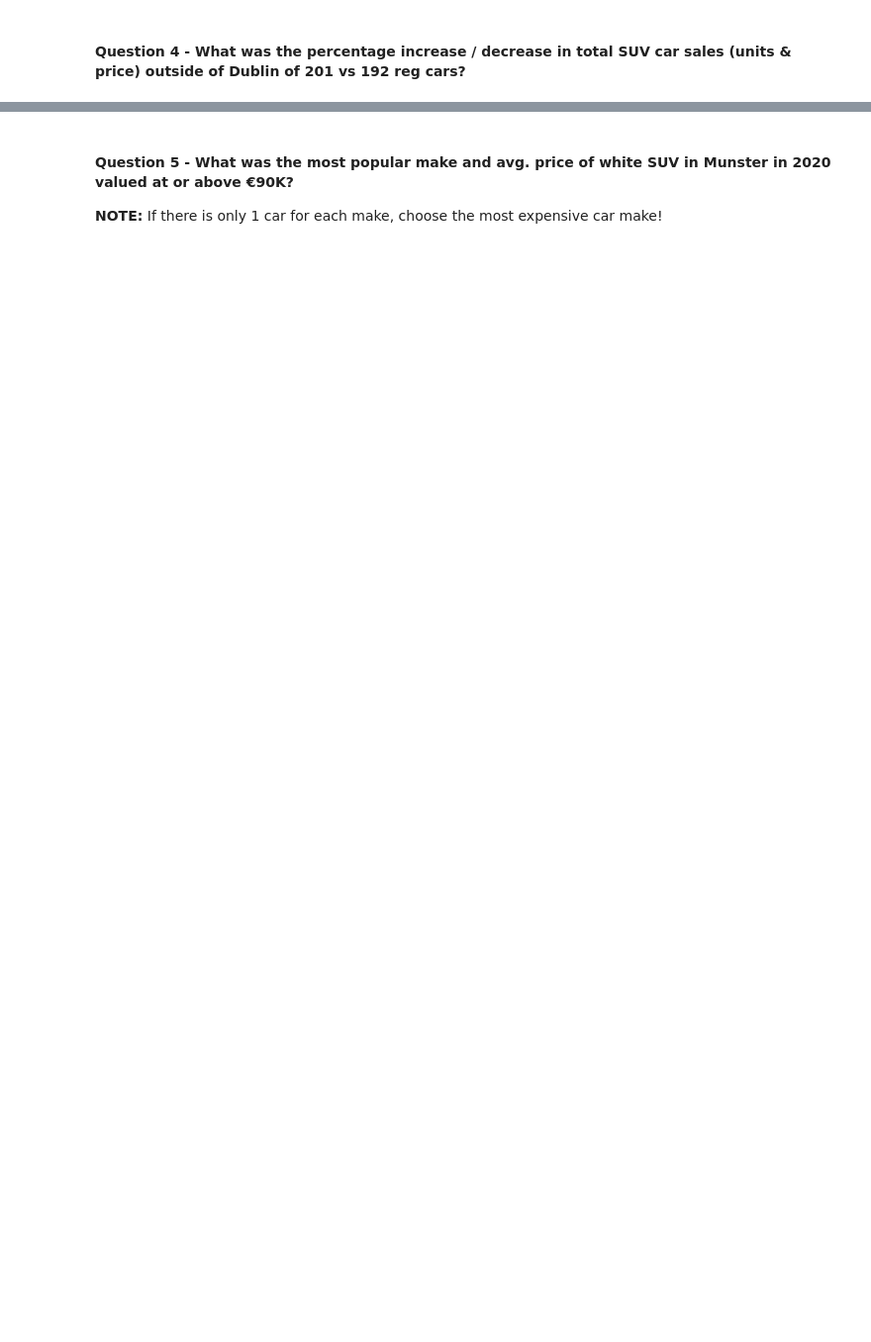
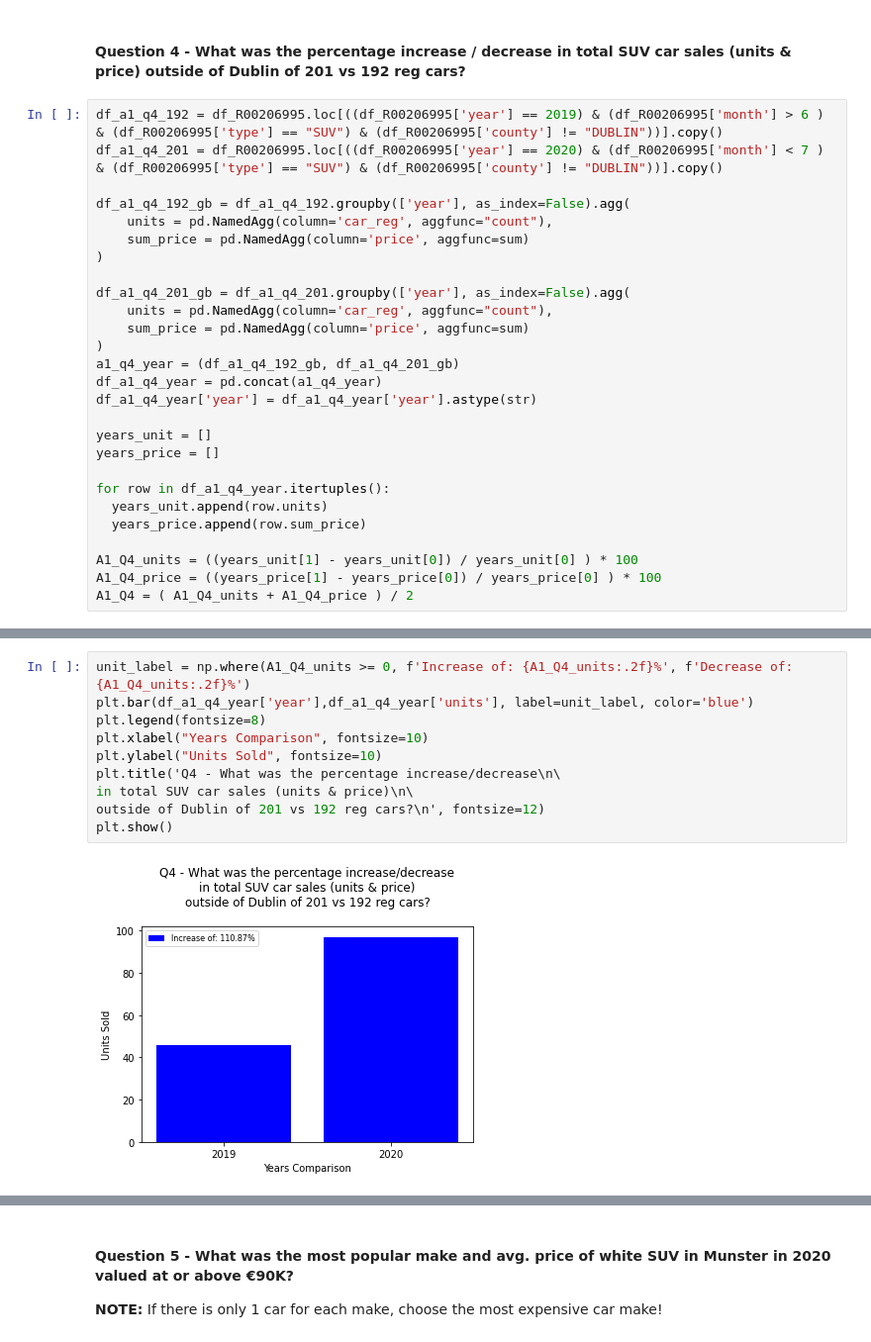
Before and after one commit to NetoRibeiro/DATA8001Assignment1, a Jupyter notebook: R00206995_A1_Notebook.ipynb, the cells around one changed output, grey strips where cells are left out. Shown at 99% size. Saved outputs shown, nothing was run; the diff lists cells and outputs as text; blank space fills up the shorter version.

```diff
--- a/R00206995_A1_Notebook.ipynb
+++ b/R00206995_A1_Notebook.ipynb
@@ -48,2 +120,29 @@ print(f'Answer Q3:\tMake:{R00206995_A1_Q3["make"]}\tModel:{R00206995_A1_Q3["mode
 # %% [markdown]
 #### Question 4 - What was the percentage increase / decrease in total SUV car sales (units & price) outside of Dublin of 201 vs 192 reg cars?
+# %%
+df_a1_q4_192 = df_R00206995.loc[((df_R00206995['year'] == 2019) & (df_R00206995['month'] > 6 ) & (df_R00206995['type'] == "SUV") & (df_R00206995['county'] != "DUBLIN"))].copy()
+df_a1_q4_201 = df_R00206995.loc[((df_R00206995['year'] == 2020) & (df_R00206995['month'] < 7 ) & (df_R00206995['type'] == "SUV") & (df_R00206995['county'] != "DUBLIN"))].copy()
+
+df_a1_q4_192_gb = df_a1_q4_192.groupby(['year'], as_index=False).agg(
+    units = pd.NamedAgg(column='car_reg', aggfunc="count"),
+    sum_price = pd.NamedAgg(column='price', aggfunc=sum)
+)
+
+df_a1_q4_201_gb = df_a1_q4_201.groupby(['year'], as_index=False).agg(
+    units = pd.NamedAgg(column='car_reg', aggfunc="count"),
+    sum_price = pd.NamedAgg(column='price', aggfunc=sum)
+)
+a1_q4_year = (df_a1_q4_192_gb, df_a1_q4_201_gb)
+df_a1_q4_year = pd.concat(a1_q4_year)
+df_a1_q4_year['year'] = df_a1_q4_year['year'].astype(str)
+
+years_unit = []
+years_price = []
+
+for row in df_a1_q4_year.itertuples():
+  years_unit.append(row.units)
+  years_price.append(row.sum_price)
+
+A1_Q4_units = ((years_unit[1] - years_unit[0]) / years_unit[0] ) * 100
+A1_Q4_price = ((years_price[1] - years_price[0]) / years_price[0] ) * 100
+A1_Q4 = ( A1_Q4_units + A1_Q4_price ) / 2
@@ -50 +155,13 @@ print(f'Answer Q3:\tMake:{R00206995_A1_Q3["make"]}\tModel:{R00206995_A1_Q3["mode
+# %%
+unit_label = np.where(A1_Q4_units >= 0, f'Increase of: {A1_Q4_units:.2f}%', f'Decrease of: {A1_Q4_units:.2f}%')
+plt.bar(df_a1_q4_year['year'],df_a1_q4_year['units'], label=unit_label, color='blue')
+plt.legend(fontsize=8)
+plt.xlabel("Years Comparison", fontsize=10)
+plt.ylabel("Units Sold", fontsize=10)
+plt.title('Q4 - What was the percentage increase/decrease\n\
+in total SUV car sales (units & price)\n\
+outside of Dublin of 201 vs 192 reg cars?\n', fontsize=12)
+plt.show()
+# %% [output]
+[figure, added]
 # %%
```
Also changed, not shown: parts of 15 cells of this notebook.
